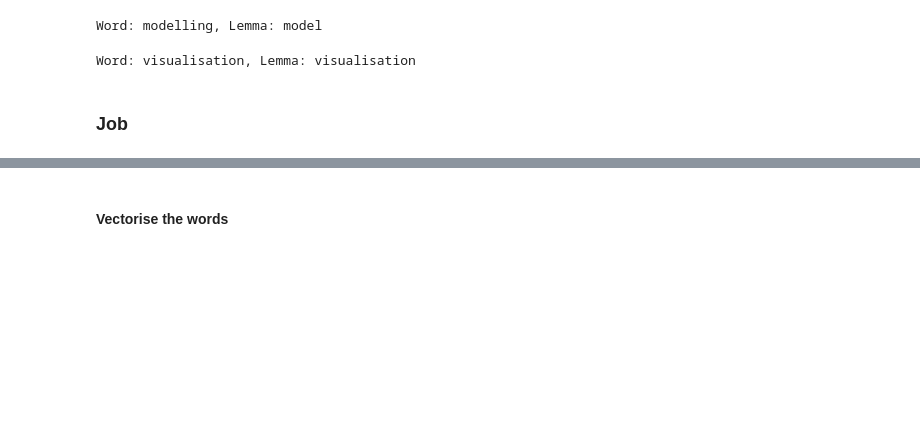
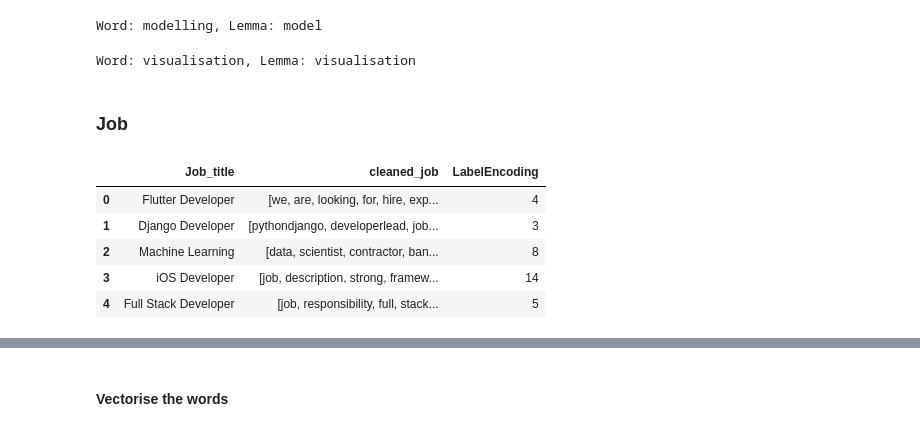
Before and after one commit to senghok510/Resume_matching, a Jupyter notebook: notebooks/feature_engineering.ipynb, the cells around one changed output, grey strips where cells are left out. Saved outputs shown, nothing was run; the diff lists cells and outputs as text; code cells hidden in the pictures; blank space fills up the shorter version.

```diff
--- a/notebooks/feature_engineering.ipynb
+++ b/notebooks/feature_engineering.ipynb
@@ -257,0 +235,9 @@ Word: visualisation, Lemma: visualisation
+# %%
+job.head()
+# %% [output]
+|  | Job_title | cleaned_job | LabelEncoding |
+| 0 | Flutter Developer | [we, are, looking, for, hire, exp... | 4 |
+| 1 | Django Developer | [pythondjango, developerlead, job... | 3 |
+| 2 | Machine Learning | [data, scientist, contractor, ban... | 8 |
+| 3 | iOS Developer | [job, description, strong, framew... | 14 |
+| 4 | Full Stack Developer | [job, responsibility, full, stack... | 5 |
```
Also changed, not shown: parts of 12 cells of this notebook.
